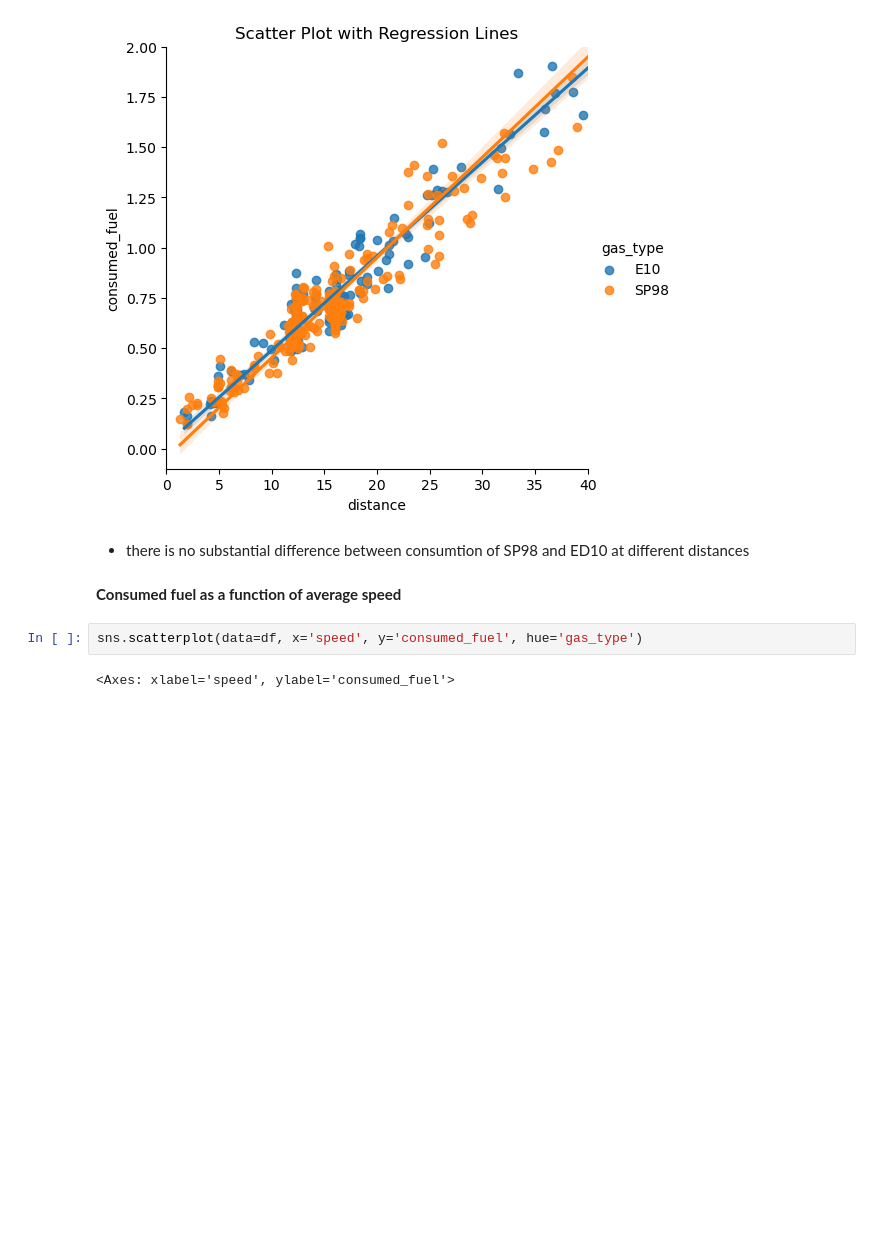
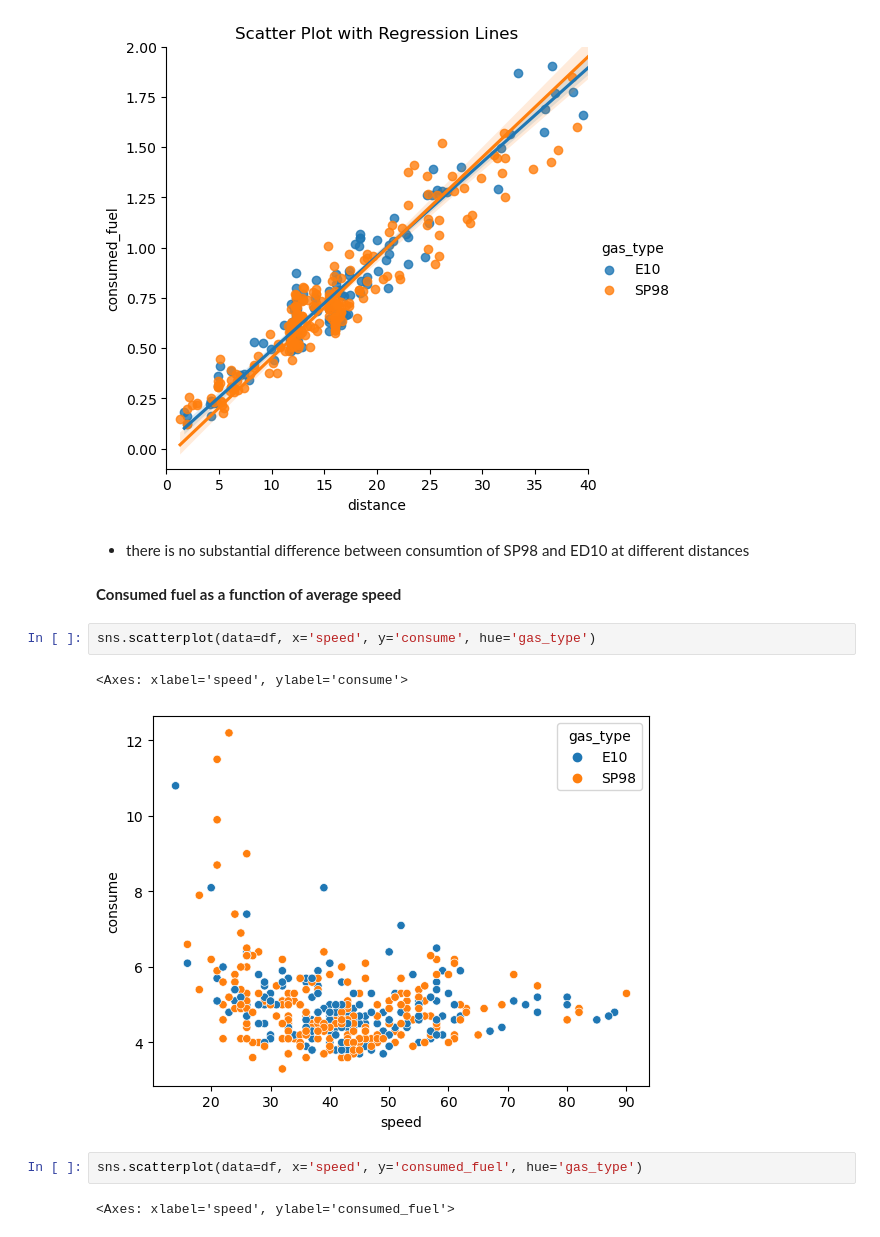
Before and after one commit to Beata2307/technical_challenge_DA, a Jupyter notebook: Technical_challenge.ipynb, the cells around one changed output. Saved outputs shown, nothing was run; the diff lists cells and outputs as text; blank space fills up the shorter version.

```diff
--- a/Technical_challenge.ipynb
+++ b/Technical_challenge.ipynb
@@ -285,6 +291,11 @@ plt.show()
  - there is no substantial difference between consumtion of SP98 and ED10 at different distances
 # %% [markdown]
 **Consumed fuel as a function of average speed**
+# %%
+sns.scatterplot(data=df, x='speed', y='consume', hue='gas_type')
+# %% [output]
+<Axes: xlabel='speed', ylabel='consume'>
+[figure, added]
 # %%
 sns.scatterplot(data=df, x='speed', y='consumed_fuel', hue='gas_type')
 # %% [output]
```
Also changed, not shown: parts of 2 cells of this notebook.
